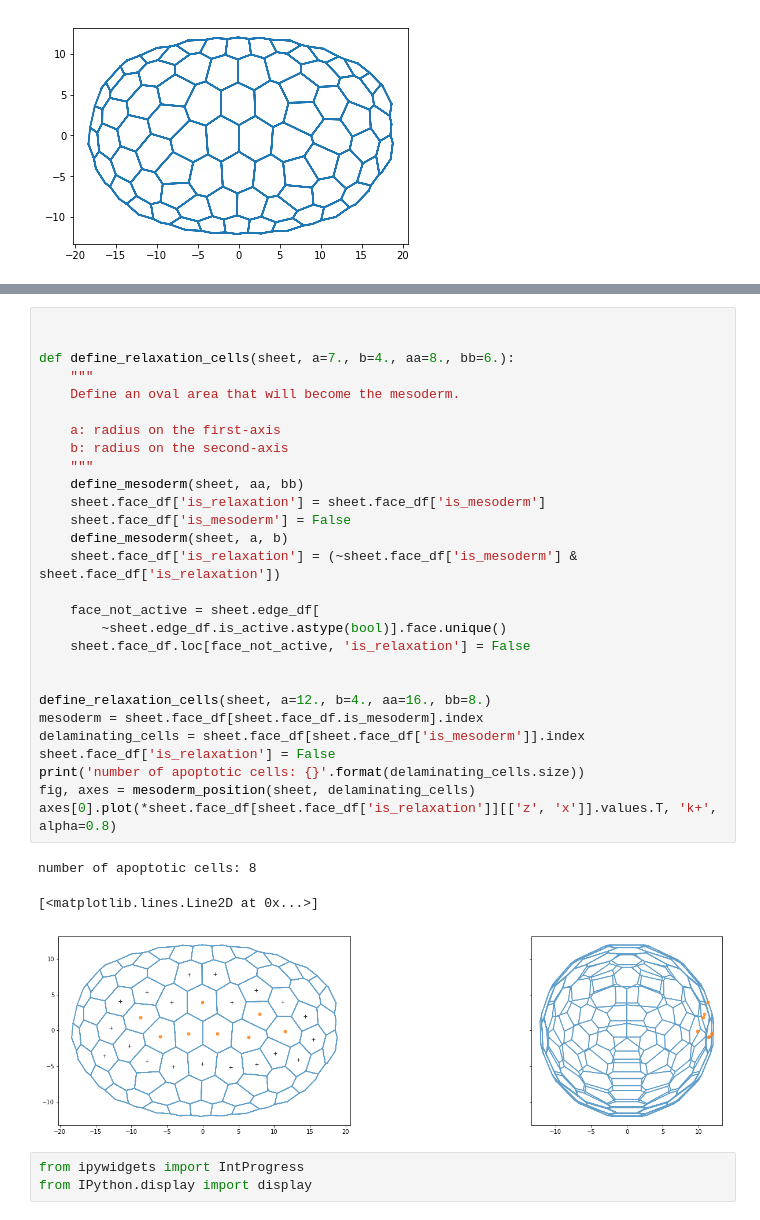
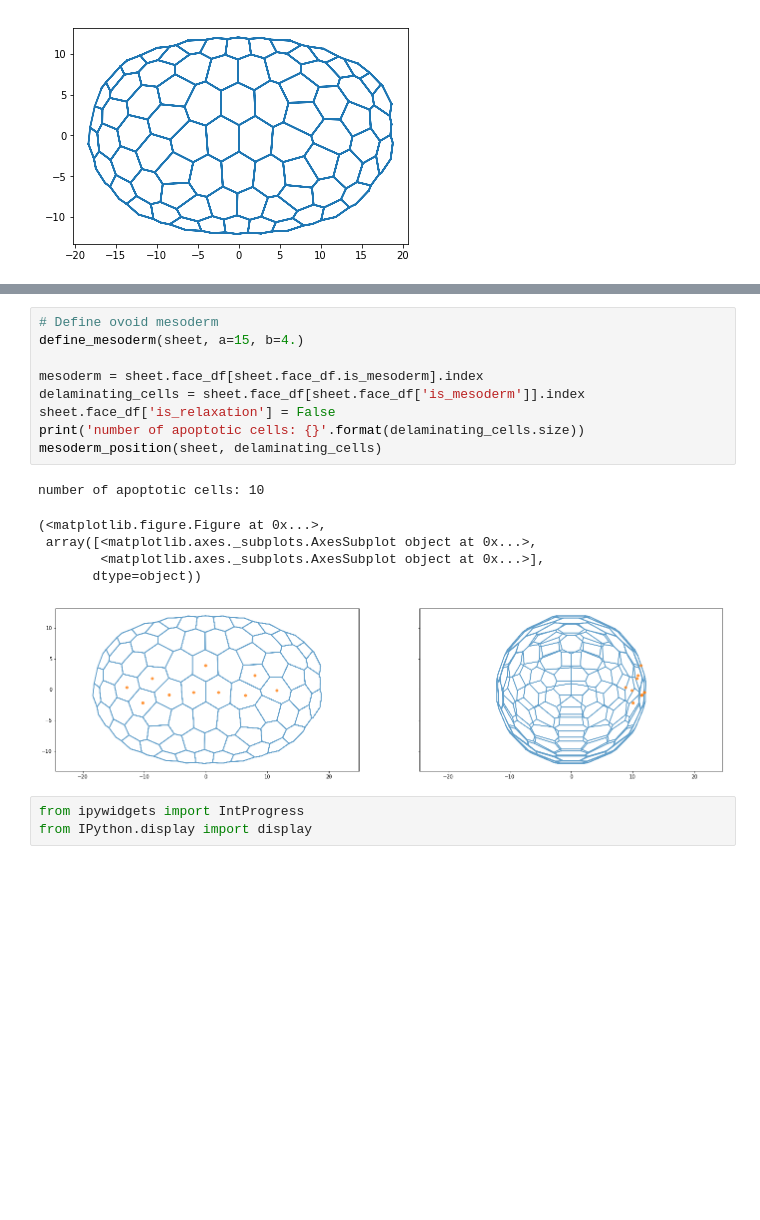
Before and after one commit to suzannelab/invagination, a Jupyter notebook: notebooks/SmallEllipsoidInvagination.ipynb, the cells around one changed output, grey strips where cells are left out. Saved outputs shown, nothing was run; the diff lists cells and outputs as text; blank space fills up the shorter version.

```diff
--- a/notebooks/SmallEllipsoidInvagination.ipynb
+++ b/notebooks/SmallEllipsoidInvagination.ipynb
@@ -189,35 +189,19 @@ Figure(camera_center=[0.0, 0.0, 0.0], height=500, matrix_projection=[0.0, 0.0, 0
-# %%
-
-
-def define_relaxation_cells(sheet, a=7., b=4., aa=8., bb=6.):
-    """
-    Define an oval area that will become the mesoderm.
-
-    a: radius on the first-axis
-    b: radius on the second-axis
-    """
-    define_mesoderm(sheet, aa, bb)
-    sheet.face_df['is_relaxation'] = sheet.face_df['is_mesoderm']
-    sheet.face_df['is_mesoderm'] = False
-    define_mesoderm(sheet, a, b)
-    sheet.face_df['is_relaxation'] = (~sheet.face_df['is_mesoderm'] & sheet.face_df['is_relaxation'])
-
-    face_not_active = sheet.edge_df[
-        ~sheet.edge_df.is_active.astype(bool)].face.unique()
-    sheet.face_df.loc[face_not_active, 'is_relaxation'] = False
-
-
-define_relaxation_cells(sheet, a=12., b=4., aa=16., bb=8.)
-mesoderm = sheet.face_df[sheet.face_df.is_mesoderm].index
-delaminating_cells = sheet.face_df[sheet.face_df['is_mesoderm']].index
-sheet.face_df['is_relaxation'] = False
-print('number of apoptotic cells: {}'.format(delaminating_cells.size))
-fig, axes = mesoderm_position(sheet, delaminating_cells)
-axes[0].plot(*sheet.face_df[sheet.face_df['is_relaxation']][['z', 'x']].values.T, 'k+', alpha=0.8)
-# %% [output]
-number of apoptotic cells: 8
-[<matplotlib.lines.Line2D at 0x...>]
-[figure, removed]
+# %%
+# Define ovoid mesoderm
+define_mesoderm(sheet, a=15, b=4.)
+
+mesoderm = sheet.face_df[sheet.face_df.is_mesoderm].index
+delaminating_cells = sheet.face_df[sheet.face_df['is_mesoderm']].index
+sheet.face_df['is_relaxation'] = False
+print('number of apoptotic cells: {}'.format(delaminating_cells.size))
+mesoderm_position(sheet, delaminating_cells)
+# %% [output]
+number of apoptotic cells: 10
+(<matplotlib.figure.Figure at 0x...>,
+ array([<matplotlib.axes._subplots.AxesSubplot object at 0x...>,
+        <matplotlib.axes._subplots.AxesSubplot object at 0x...>],
+       dtype=object))
+[figure, added]
 # %%
 from ipywidgets import IntProgress
 from IPython.display import display
```
Also changed, not shown: parts of 8 cells of this notebook, 11 other files.
